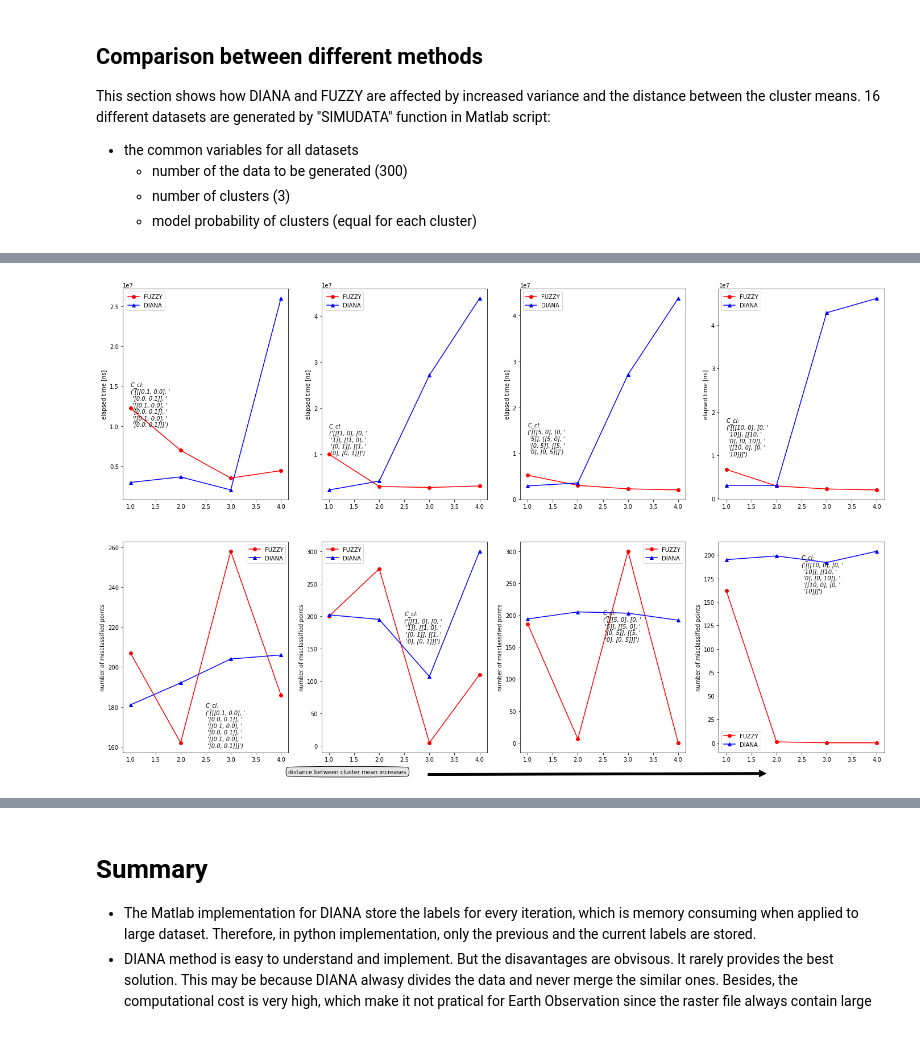
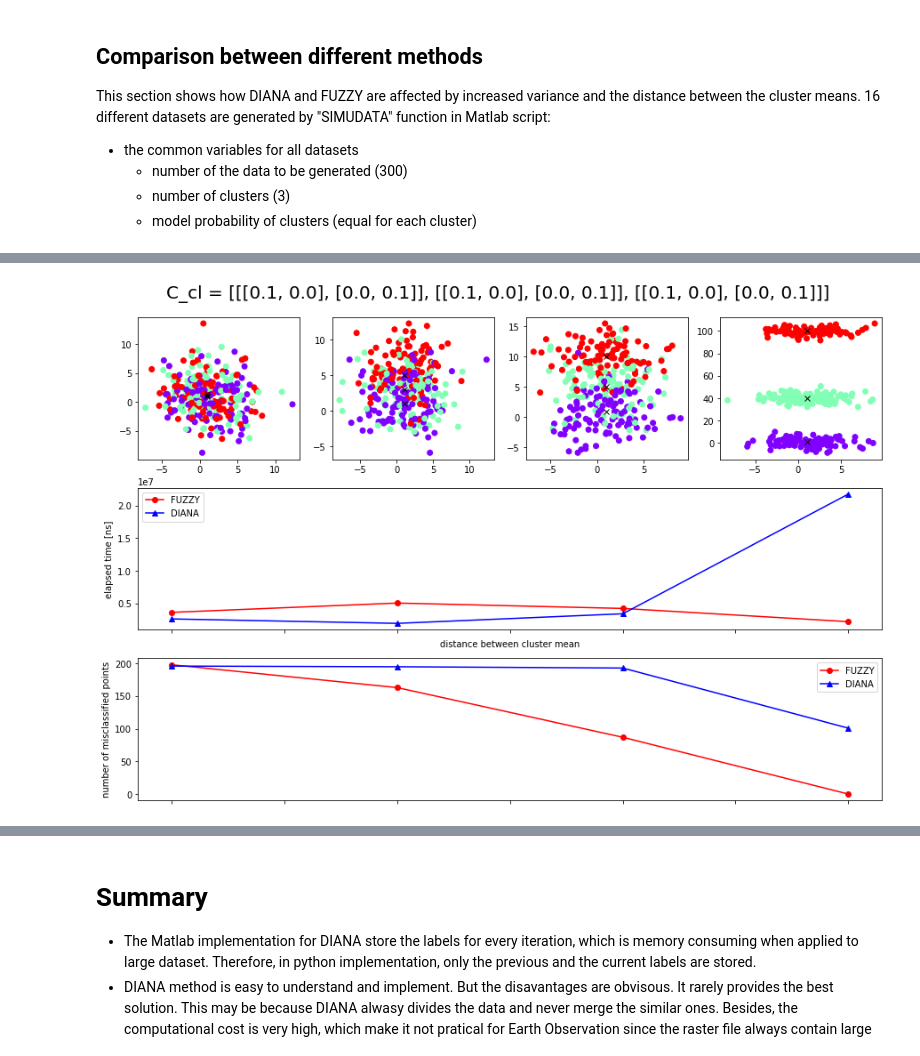
Before and after one commit to ictar/EO-Classification-Plugin, a Jupyter notebook: presentation.ipynb, the cells around one changed output, grey strips where cells are left out. Drawn from its saved outputs; the diff is of its cells as text; code cells hidden in the pictures.

```diff
--- a/presentation.ipynb
+++ b/presentation.ipynb
@@ -113,7 +117,7 @@ with open(r"test_classification/performance.json") as f:
 
 et = {'fuzzy': [], 'diana': []}
 mn = {'fuzzy': [], 'diana': []}
-tots = [300, 600, 1000, 2000, 5000]#, 10000, 20000, 50000, 100000]
+tots = [300, 600, 1000, 2000, 5000, 10000]#, 20000, 50000, 100000]
 xticks = []
 for tot in tots:
     key = "data_{}.mat".format(tot)
@@ -202,34 +212,59 @@ r = pp.pformat(l)
 # %%
 # compare between different distance between cluster mean
-fig, ax = plt.subplots(2,4, figsize = (24,15))
+j = 1 # same j, same covariance
 
-for j in range(1, 5): # same j, same covariance
-    et = {'fuzzy': [], 'diana': []}
-    mn = {'fuzzy': [], 'diana': []}
-    title = ""
-    for i in range(1, 5): # same i, same distance mean
-        key = 'data_{}_{}.mat'.format(i,j)
-        et['fuzzy'].append(compjs[key]['fuzzy']["elapse_time"])
-        et['diana'].append(compjs[key]['diana']["elapse_time"])
-        mn['fuzzy'].append(compjs[key]['fuzzy']["misclassified_number"])
-        mn['diana'].append(compjs[key]['diana']["misclassified_number"])
-        #print(i, j, compjs[key]["C_cl"])
-        title = pp.pformat(json.dumps(compjs[key]["C_cl"]))
+plt.figure(figsize=(15, 10))
 
-    ax[0,j-1].plot(range(1, 5), et['fuzzy'], 'ro-', label="FUZZY")
-    ax[1,j-1].plot(range(1, 5), mn['fuzzy'], 'ro-', label="FUZZY")
-    ax[0,j-1].plot(range(1, 5), et['diana'], 'b^-', label="DIANA")
-    ax[1,j-1].plot(range(1, 5), mn['diana'], 'b^-', label="DIANA")
-    ax[0,j-1].legend()
-    ax[1,j-1].legend()
-    ax[0,j-1].text(1, 1e7, "C_cl:\n"+title, style='italic')
-    ax[1,j-1].text(2.5, 160, "C_cl:\n"+title, style='italic')
-    ax[0,j-1].set_ylabel("elapsed time [ns]")
-    ax[1,j-1].set_ylabel("number of misclassified points")
+et = {'fuzzy': [], 'diana': []}
+mn = {'fuzzy': [], 'diana': []}
+title = ""
+for i in range(1, 5): # same i, same distance mean
+    key = 'data_{}_{}.mat'.format(i,j)
+    # show original data
+    dname = dfolder + key
+    mat = loadmat(dname)
+    if i != mat['i'] or j != mat['j']:
+        print("Wrong MAT!!", i, mat['i'], j, mat['j'])
+        break
+    dataset = mat['mix']
+    label = mat['label']
+    ms = mat['mu_cl']
+    ax = plt.subplot2grid((3,4), (0,i-1))
+    ax.scatter(dataset[:,0], dataset[:,1], c=label, cmap='rainbow')
+    # center
+    ax.plot(ms[:,0], ms[:,1], 'kx')
 
-ax[1,0].annotate('distance between cluster mean increases', xy=(4, -0.1), xycoords='axes fraction', xytext=(1, -0.1),
-                 bbox=dict(boxstyle="round4,pad=.5", fc="0.9"),
-                       arrowprops=dict(facecolor='black', shrink=0.05)),
+    # collect result
+    et['fuzzy'].append(compjs[key]['fuzzy']["elapse_time"])
+    et['diana'].append(compjs[key]['diana']["elapse_time"])
+    mn['fuzzy'].append(compjs[key]['fuzzy']["misclassified_number"])
+    mn['diana'].append(compjs[key]['diana']["misclassified_number"])
+    #print(i, j, compjs[key]["C_cl"])
+    #title = pp.pformat(json.dumps(compjs[key]["C_cl"]))
+    title = json.dumps(compjs[key]["C_cl"])
+
+ax = [
+    plt.subplot2grid((3,4), (1,0), colspan=4),
+    plt.subplot2grid((3,4), (2,0), colspan=4)
+]
+
+ax[0].plot(range(1, 5), et['fuzzy'], 'ro-', label="FUZZY")
+ax[1].plot(range(1, 5), mn['fuzzy'], 'ro-', label="FUZZY")
+ax[0].plot(range(1, 5), et['diana'], 'b^-', label="DIANA")
+ax[1].plot(range(1, 5), mn['diana'], 'b^-', label="DIANA")
+
+ax[0].legend()
+ax[1].legend()
+#ax[0].text(1, 1e7, "C_cl:\n"+title, style='italic')
+#ax[1].text(2.5, 160, "C_cl:\n"+title, style='italic')
+ax[0].set_ylabel("elapsed time [ns]")
+ax[1].set_ylabel("number of misclassified points")
+ax[0].set_xlabel("distance between cluster mean")
+#ax[1].set_xlabel("distance between cluster mean")
+ax[0].set_xticklabels([])
+ax[1].set_xticklabels([])
+
+plt.suptitle("C_cl = " + title, fontsize=20, y=0.93)
 plt.show()
 # %% [output]
-[figure, old version]
+[figure, new version]
```
Also changed, not shown: parts of 18 cells of this notebook, 24 other files.
